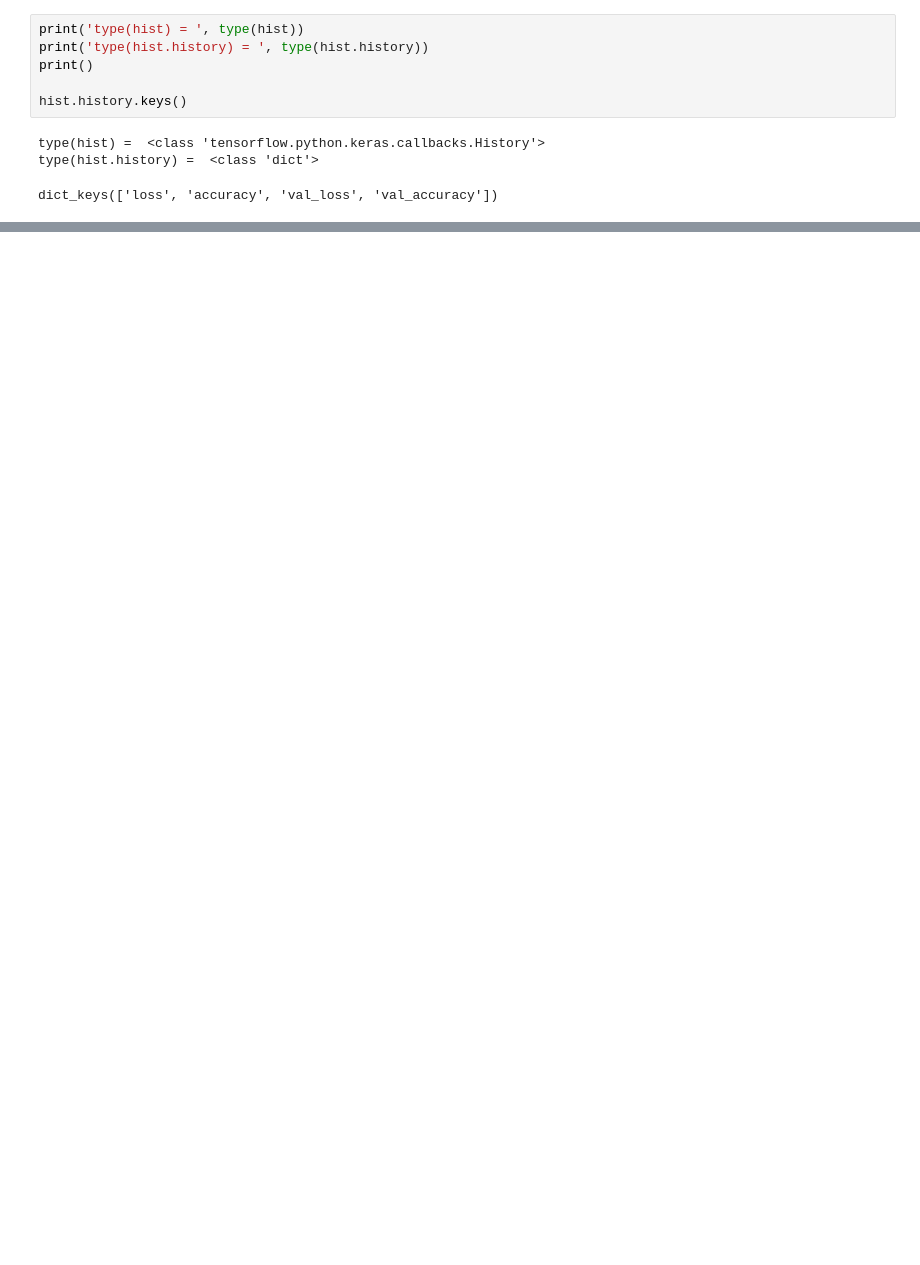
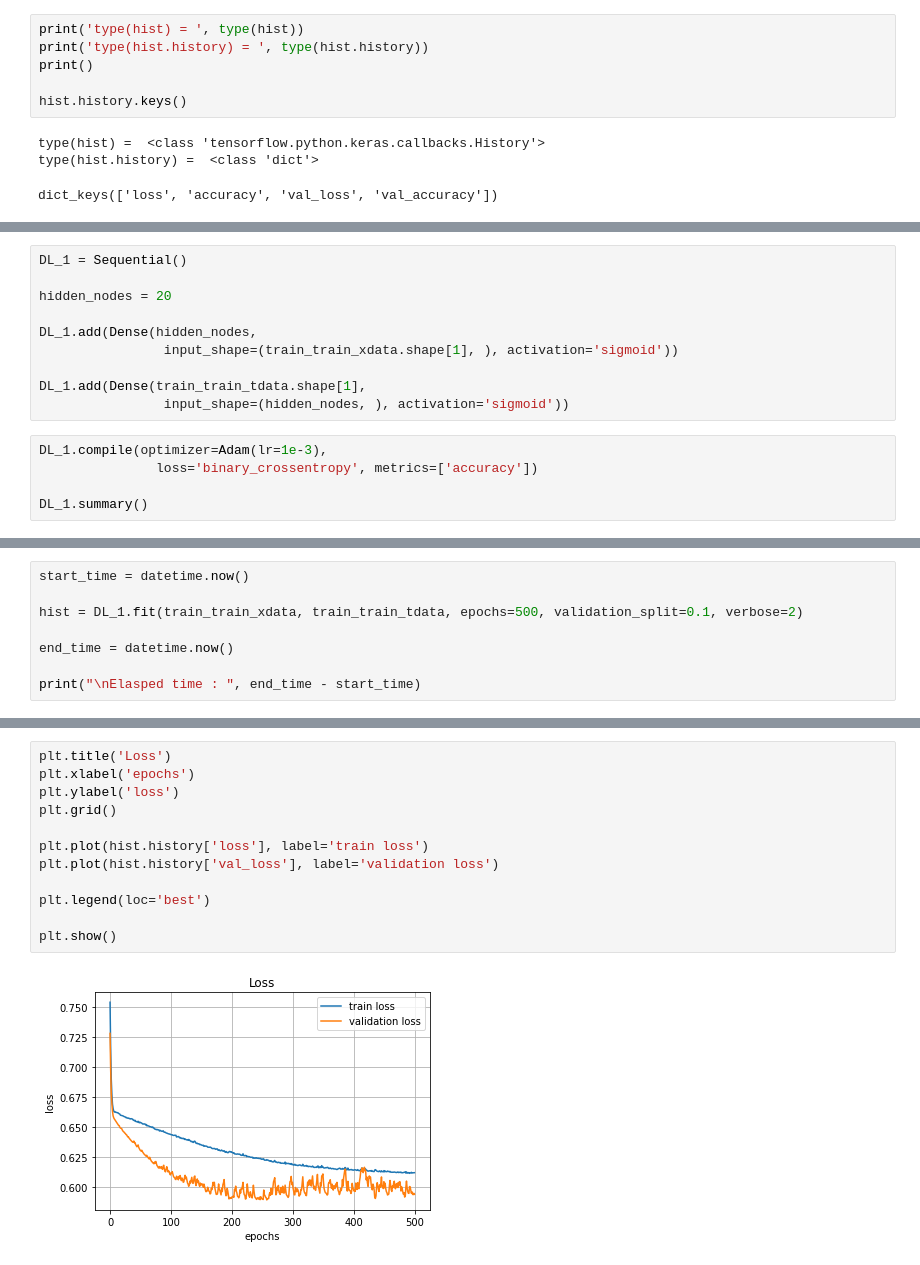
Before and after one commit to leeyeoreum02/my_own_program, a Jupyter notebook: AI program/titanic_problem(tf_2.x).ipynb, the cells around one changed output, grey strips where cells are left out. Cells and saved outputs as stored; diff of their text form; blank space fills up the shorter version.

```diff
--- a/AI program/titanic_problem(tf_2.x).ipynb
+++ b/AI program/titanic_problem(tf_2.x).ipynb
@@ -439,0 +785,15 @@ accuracy =  0.6150392817059483
+# %%
+DL_1 = Sequential()
+
+hidden_nodes = 20
+
+DL_1.add(Dense(hidden_nodes,
+                input_shape=(train_train_xdata.shape[1], ), activation='sigmoid'))
+
+DL_1.add(Dense(train_train_tdata.shape[1],
+                input_shape=(hidden_nodes, ), activation='sigmoid'))
+# %%
+DL_1.compile(optimizer=Adam(lr=1e-3),
+               loss='binary_crossentropy', metrics=['accuracy'])
+
+DL_1.summary()
@@ -439,0 +813,8 @@ accuracy =  0.6150392817059483
+# %%
+start_time = datetime.now()
+
+hist = DL_1.fit(train_train_xdata, train_train_tdata, epochs=500, validation_split=0.1, verbose=2)
+
+end_time = datetime.now()
+
+print("\nElasped time : ", end_time - start_time)
@@ -439,0 +854,14 @@ accuracy =  0.6150392817059483
+# %%
+plt.title('Loss')
+plt.xlabel('epochs')
+plt.ylabel('loss')
+plt.grid()
+
+plt.plot(hist.history['loss'], label='train loss')
+plt.plot(hist.history['val_loss'], label='validation loss')
+
+plt.legend(loc='best')
+
+plt.show()
+# %% [output]
+[figure, added]
```
Also changed, not shown: parts of 43 cells of this notebook.
